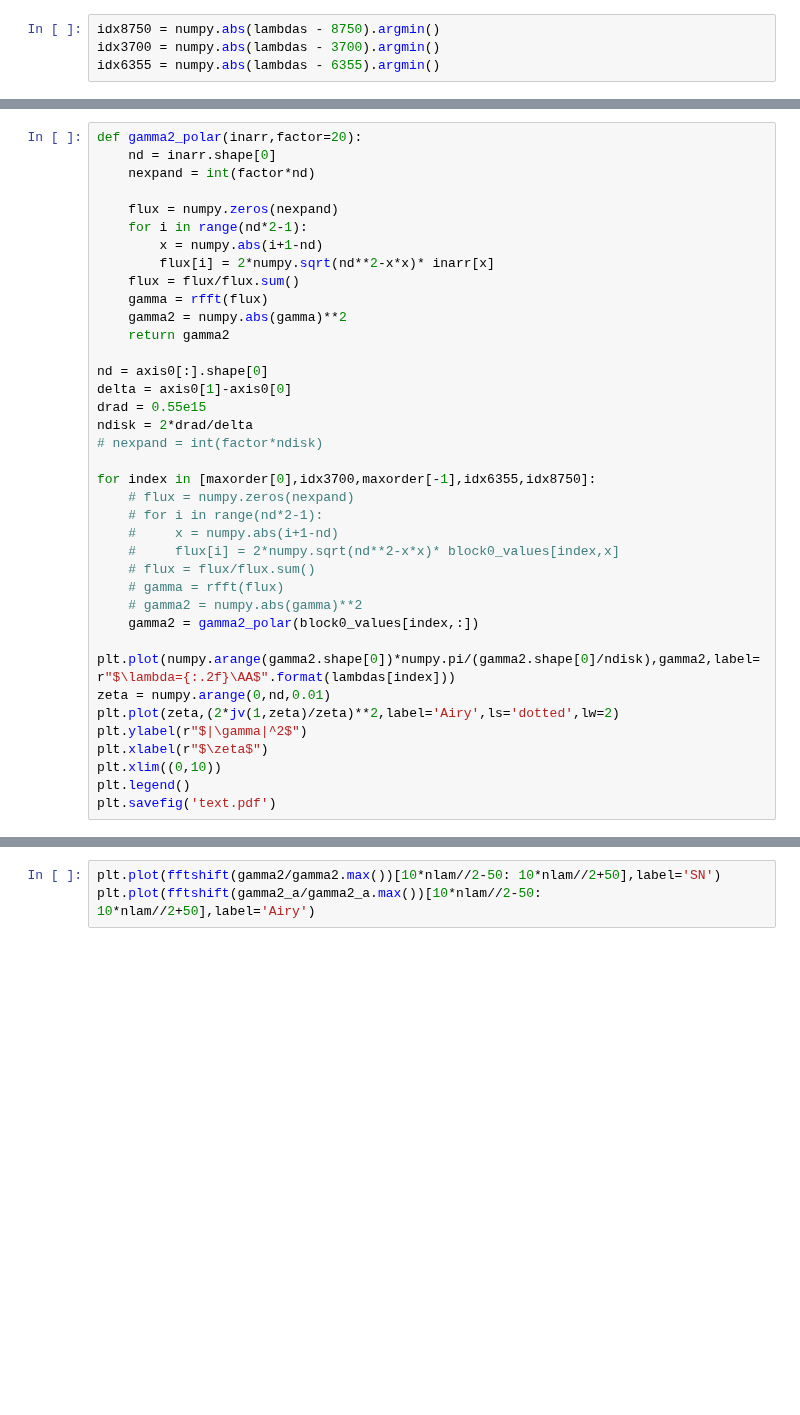
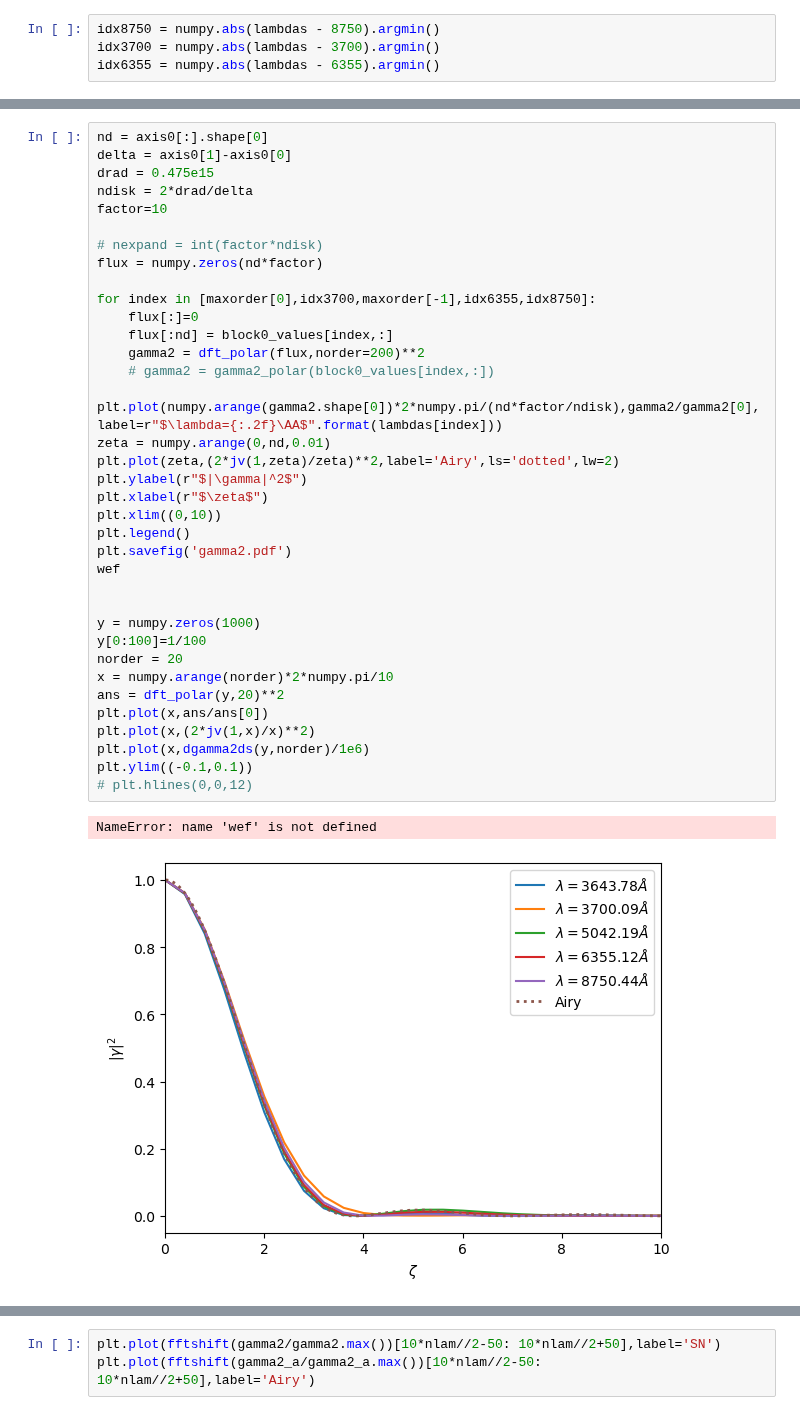
Before and after one commit to AlexGKim/II, a Jupyter notebook: Untitled.ipynb, the cells around one changed output, grey strips where cells are left out. Saved outputs shown, nothing was run; the diff lists cells and outputs as text; blank space fills up the shorter version.

```diff
--- a/Untitled.ipynb
+++ b/Untitled.ipynb
@@ -84,40 +107,42 @@ plt.savefig('impact.pdf')
 # %%
-def gamma2_polar(inarr,factor=20):
-    nd = inarr.shape[0]
-    nexpand = int(factor*nd)
-
-    flux = numpy.zeros(nexpand)
-    for i in range(nd*2-1):
-        x = numpy.abs(i+1-nd)
-        flux[i] = 2*numpy.sqrt(nd**2-x*x)* inarr[x]
-    flux = flux/flux.sum()
-    gamma = rfft(flux)
-    gamma2 = numpy.abs(gamma)**2
-    return gamma2
-
 nd = axis0[:].shape[0]
 delta = axis0[1]-axis0[0]
-drad = 0.55e15
+drad = 0.475e15
 ndisk = 2*drad/delta
+factor=10
+
 # nexpand = int(factor*ndisk)
+flux = numpy.zeros(nd*factor)
 
 for index in [maxorder[0],idx3700,maxorder[-1],idx6355,idx8750]:
-    # flux = numpy.zeros(nexpand)
-    # for i in range(nd*2-1):
-    #     x = numpy.abs(i+1-nd)
-    #     flux[i] = 2*numpy.sqrt(nd**2-x*x)* block0_values[index,x]
-    # flux = flux/flux.sum()
-    # gamma = rfft(flux)
-    # gamma2 = numpy.abs(gamma)**2
-    gamma2 = gamma2_polar(block0_values[index,:])
-    plt.plot(numpy.arange(gamma2.shape[0])*numpy.pi/(gamma2.shape[0]/ndisk),gamma2,label=r"$\lambda={:.2f}\AA$".format(lambdas[index]))
+    flux[:]=0
+    flux[:nd] = block0_values[index,:]
+    gamma2 = dft_polar(flux,norder=200)**2
+    # gamma2 = gamma2_polar(block0_values[index,:])
+    plt.plot(numpy.arange(gamma2.shape[0])*2*numpy.pi/(nd*factor/ndisk),gamma2/gamma2[0],label=r"$\lambda={:.2f}\AA$".format(lambdas[index]))
 zeta = numpy.arange(0,nd,0.01)
 plt.plot(zeta,(2*jv(1,zeta)/zeta)**2,label='Airy',ls='dotted',lw=2)
 plt.ylabel(r"$|\gamma|^2$")
 plt.xlabel(r"$\zeta$")
 plt.xlim((0,10))
 plt.legend()
-plt.savefig('text.pdf')
+plt.savefig('gamma2.pdf')
+wef
+
+
+y = numpy.zeros(1000)
+y[0:100]=1/100
+norder = 20
+x = numpy.arange(norder)*2*numpy.pi/10
+ans = dft_polar(y,20)**2
+plt.plot(x,ans/ans[0])
+plt.plot(x,(2*jv(1,x)/x)**2)
+plt.plot(x,dgamma2ds(y,norder)/1e6)
+plt.ylim((-0.1,0.1))
+# plt.hlines(0,0,12)
+# %% [output]
+NameError: name 'wef' is not defined
+[figure, added]
 # %%
 def gamma2_polar(inarr,factor=20):
     nd = inarr.shape[0]
```
Also changed, not shown: parts of 10 cells of this notebook.
